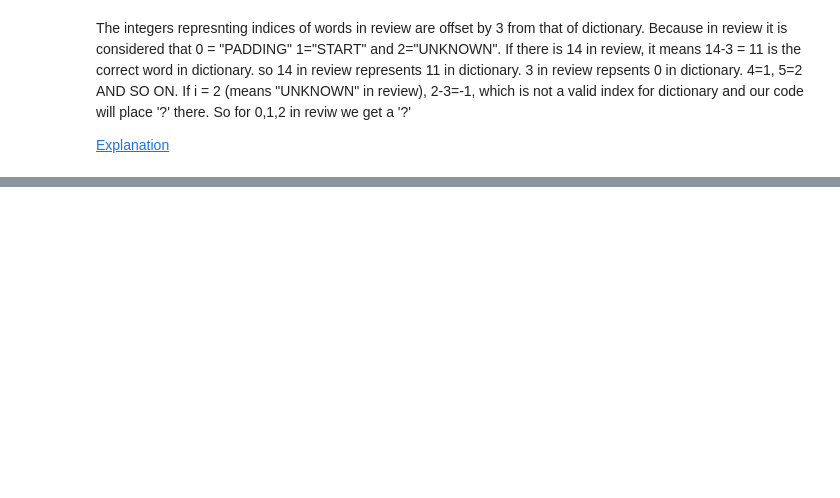
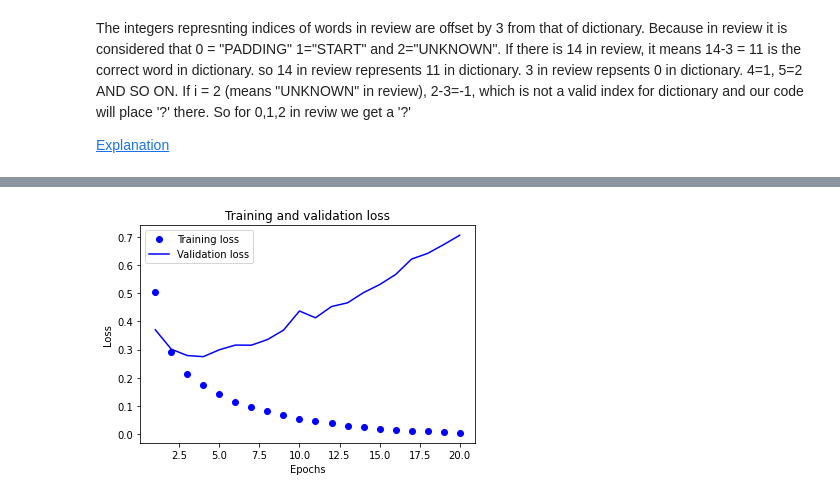
Before and after one commit to sebinefrancis/Deep-Learning-Exercise, a Jupyter notebook: IMDB Review Binary Classification/IMDB_Binary_Classification.ipynb, the cells around one changed output, grey strips where cells are left out. Drawn from its saved outputs; the diff is of its cells as text; code cells hidden in the pictures; blank space fills up the shorter version.

```diff
--- a/IMDB Review Binary Classification/IMDB_Binary_Classification.ipynb
+++ b/IMDB Review Binary Classification/IMDB_Binary_Classification.ipynb
@@ -86,0 +133,5 @@ array([1, 0, 0, ..., 0, 1, 0])
+# %%
+from keras import optimizers
+model.compile(optimizer=optimizers.RMSprop(lr=0.001),
+loss='binary_crossentropy',
+metrics=['accuracy'])
@@ -86,0 +141,6 @@ array([1, 0, 0, ..., 0, 1, 0])
+# %%
+from keras import losses
+from keras import metrics
+model.compile(optimizer=optimizers.RMSprop(lr=0.001),
+loss=losses.binary_crossentropy,
+metrics=[metrics.binary_accuracy])
@@ -86,0 +153,9 @@ array([1, 0, 0, ..., 0, 1, 0])
+# %%
+x_val = x_train[:10000] #shape of x_train (25000,10000) here x_train[:10000] means split on first axis (ie
+#axis with 25000 as dimension) from 0-10000. The second axis of x_train (axis with 10000 as dimension) is
+#unaffected
+partial_x_train = x_train[10000:] # splits the remaining from 10000 till end (25000).
+#x_train[10:100,400:500] will split on both axis 0 and axis 1
+y_val = y_train[:10000]
+partial_y_train = y_train[10000:]
+partial_x_train.shape
@@ -86,0 +171,9 @@ array([1, 0, 0, ..., 0, 1, 0])
+# %%
+model.compile(optimizer='rmsprop',
+loss='binary_crossentropy',
+metrics=['acc'])
+history = model.fit(partial_x_train,
+                    partial_y_train,
+                    epochs=20,
+                    batch_size=512,
+                    validation_data=(x_val, y_val))
@@ -86,0 +197,17 @@ array([1, 0, 0, ..., 0, 1, 0])
+# %%
+# Training and validation loss
+
+import matplotlib.pyplot as plt
+history_dict = history.history
+loss_values = history_dict['loss']
+val_loss_values = history_dict['val_loss']
+epochs = range(1, len(loss_values) + 1)
+plt.plot(epochs, loss_values, 'bo', label='Training loss') #(x_axis,y_axis,style,label)
+plt.plot(epochs, val_loss_values, 'b', label='Validation loss')
+plt.title('Training and validation loss')
+plt.xlabel('Epochs')
+plt.ylabel('Loss')
+plt.legend()
+plt.show()
+# %% [output]
+[figure, added]
```
Also changed, not shown: parts of 23 cells of this notebook.
